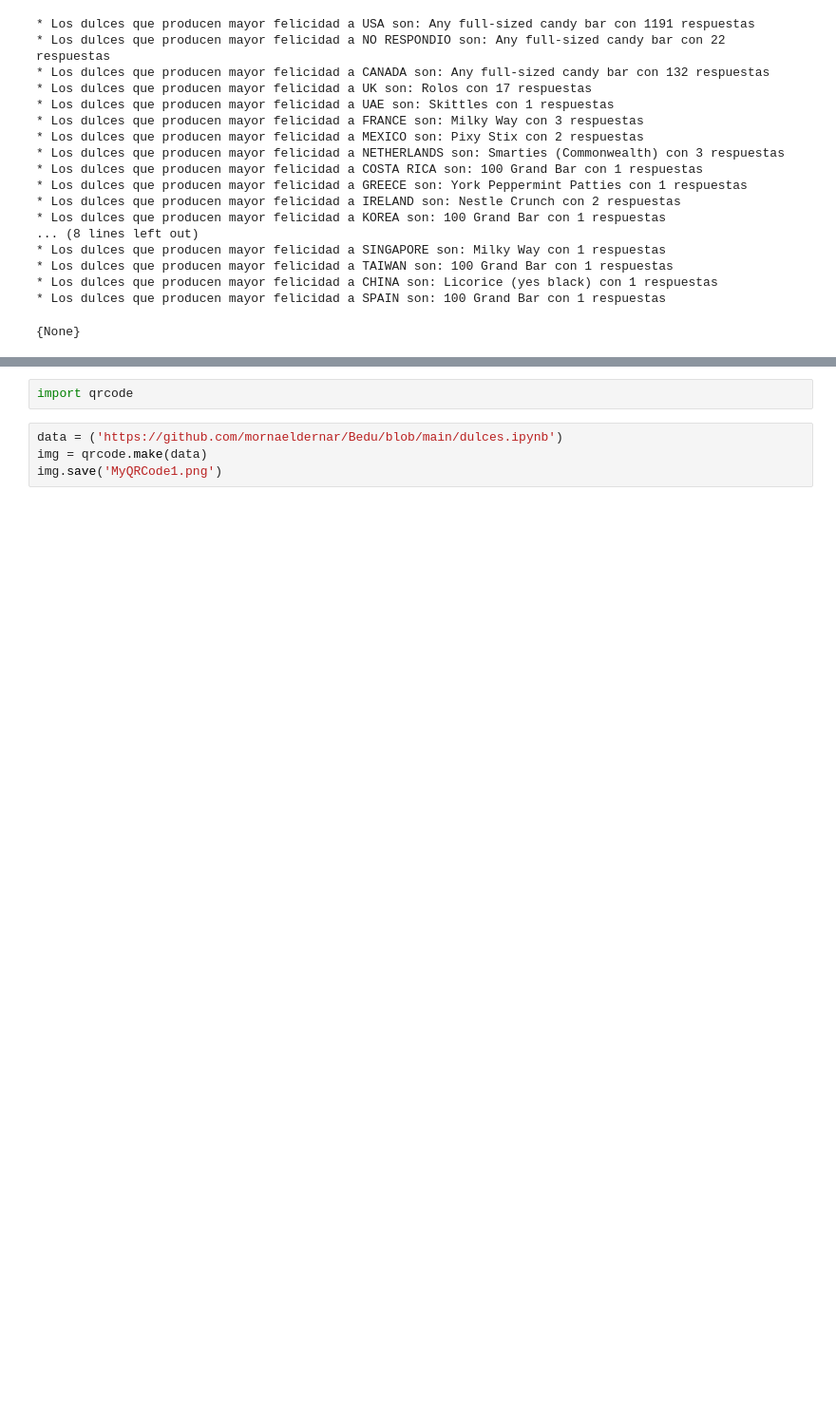
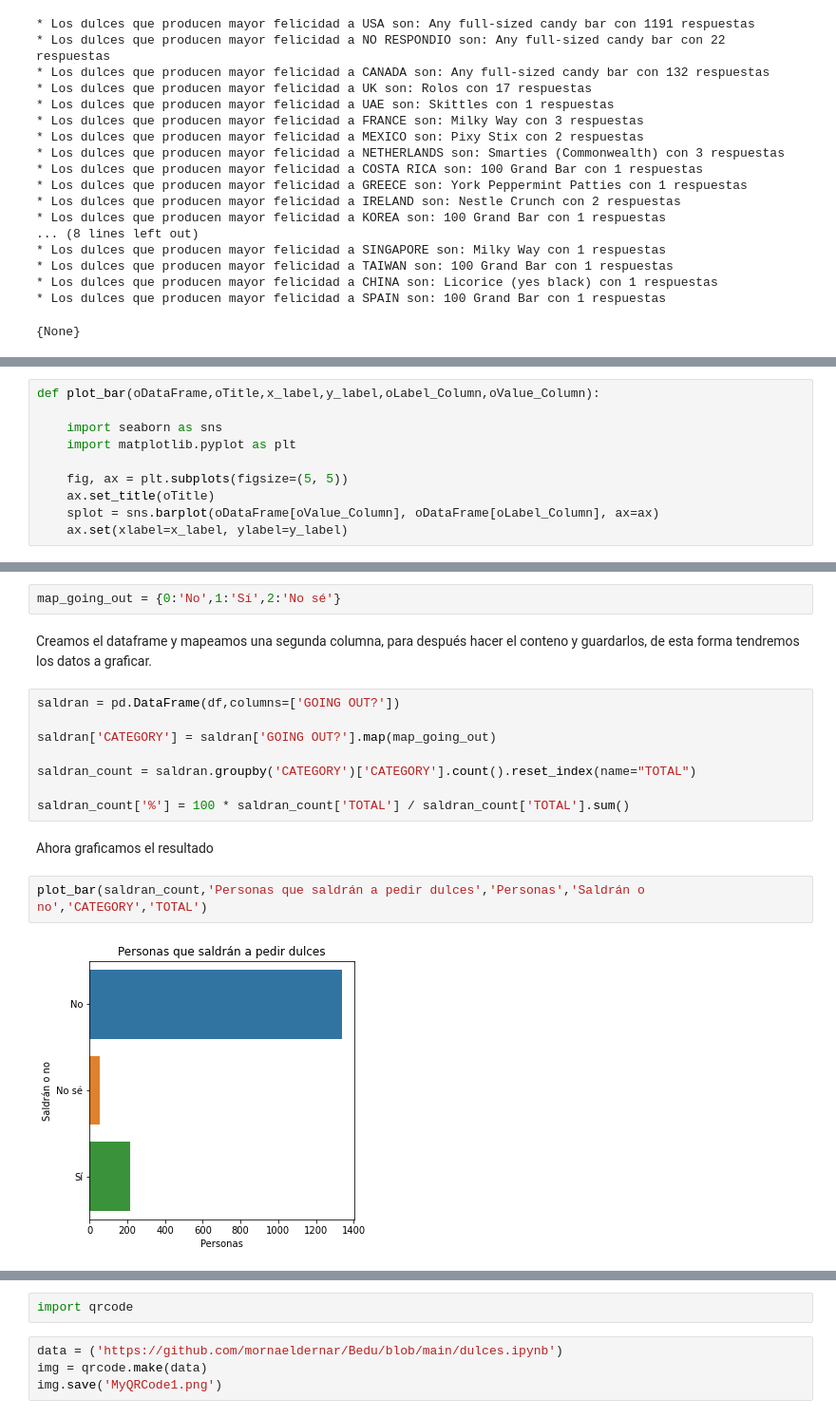
Before and after one commit to mornaeldernar/Bedu, a Jupyter notebook: dulces.ipynb, the cells around one changed output, grey strips where cells are left out. Shown at 95% size. Cells and saved outputs as stored; diff of their text form; blank space fills up the shorter version.

```diff
--- a/dulces.ipynb
+++ b/dulces.ipynb
@@ -918,0 +899,10 @@ def dulces_paises(valor, indice):
+# %%
+def plot_bar(oDataFrame,oTitle,x_label,y_label,oLabel_Column,oValue_Column):
+
+    import seaborn as sns
+    import matplotlib.pyplot as plt
+
+    fig, ax = plt.subplots(figsize=(5, 5))
+    ax.set_title(oTitle)
+    splot = sns.barplot(oDataFrame[oValue_Column], oDataFrame[oLabel_Column], ax=ax)
+    ax.set(xlabel=x_label, ylabel=y_label)
@@ -918,0 +915,18 @@ def dulces_paises(valor, indice):
+# %%
+map_going_out = {0:'No',1:'Sí',2:'No sé'}
+# %% [markdown]
+Creamos el dataframe y mapeamos una segunda columna, para después hacer el conteno y guardarlos, de esta forma tendremos los datos a graficar.
+# %%
+saldran = pd.DataFrame(df,columns=['GOING OUT?'])
+
+saldran['CATEGORY'] = saldran['GOING OUT?'].map(map_going_out)
+
+saldran_count = saldran.groupby('CATEGORY')['CATEGORY'].count().reset_index(name="TOTAL")
+
+saldran_count['%'] = 100 * saldran_count['TOTAL'] / saldran_count['TOTAL'].sum()
+# %% [markdown]
+Ahora graficamos el resultado
+# %%
+plot_bar(saldran_count,'Personas que saldrán a pedir dulces','Personas','Saldrán o no','CATEGORY','TOTAL')
+# %% [output]
+[figure, added]
```
Also changed, not shown: parts of 75 cells of this notebook.
